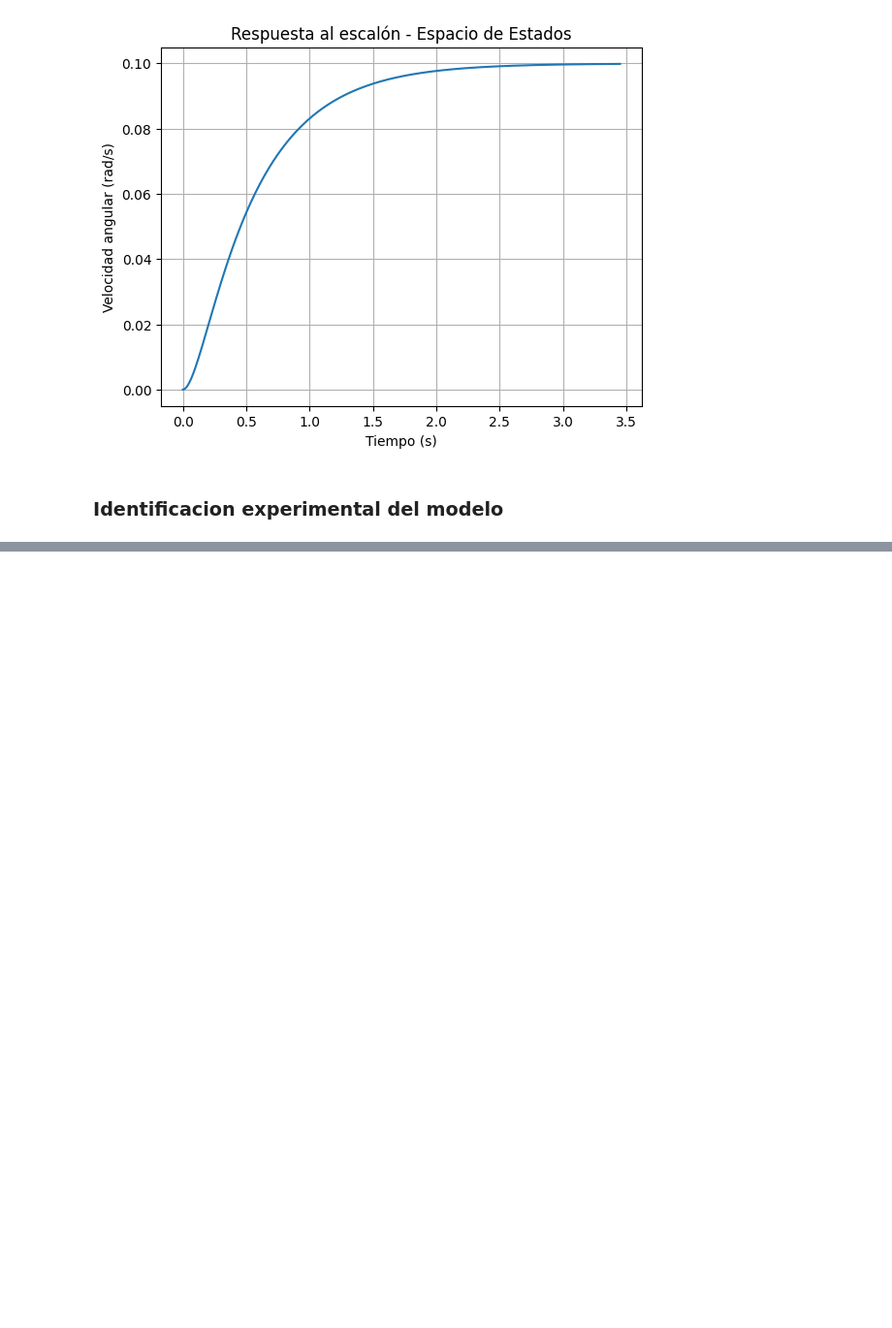
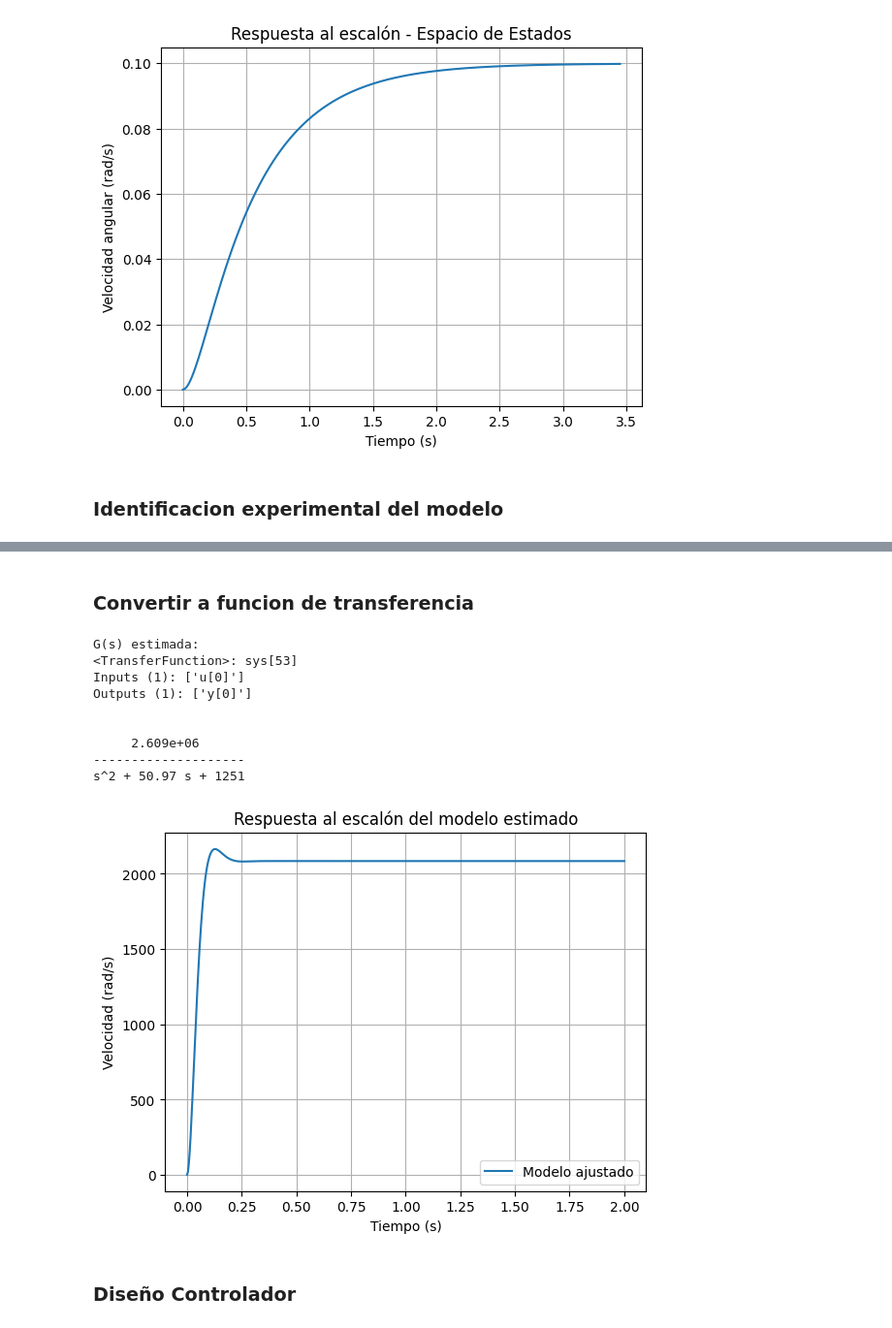
Before and after one commit to jbcgames/Trabajo-final-control, a Jupyter notebook: Resultados.ipynb, the cells around one changed output, grey strips where cells are left out. Shown at 97% size. Cells and saved outputs as stored; diff of their text form; code cells hidden in the pictures; blank space fills up the shorter version.

```diff
--- a/Resultados.ipynb
+++ b/Resultados.ipynb
@@ -114,0 +153,39 @@ FileNotFoundError: [Errno 2] No such file or directory: 'datos_rpm.csv'
+# %% [markdown]
+### Convertir a funcion de transferencia
+# %%
+from control import TransferFunction
+
+# Numerador y denominador según fórmula estándar
+K_est, wn_est, zeta_est
+num = [K_est * wn_est**2]
+den = [1, 2*zeta_est*wn_est, wn_est**2]
+
+# Crear la función de transferencia
+G_fit = TransferFunction(num, den)
+
+# Mostrar la función de transferencia
+print("G(s) estimada:")
+print(G_fit)
+t = np.linspace(0, 2, 500)
+t_out, y_out = ctrl.step_response(G_fit, T=t)
+
+plt.plot(t_out, y_out, label='Modelo ajustado')
+plt.xlabel("Tiempo (s)")
+plt.ylabel("Velocidad (rad/s)")
+plt.title("Respuesta al escalón del modelo estimado")
+plt.grid(True)
+plt.legend()
+plt.show()
+# %% [output]
+G(s) estimada:
+<TransferFunction>: sys[53]
+Inputs (1): ['u[0]']
+Outputs (1): ['y[0]']
+
+
+     2.609e+06
+--------------------
+s^2 + 50.97 s + 1251
+[figure, added]
+# %% [markdown]
+### Diseño Controlador
```
Also changed, not shown: parts of 31 cells of this notebook, 6 other files.
